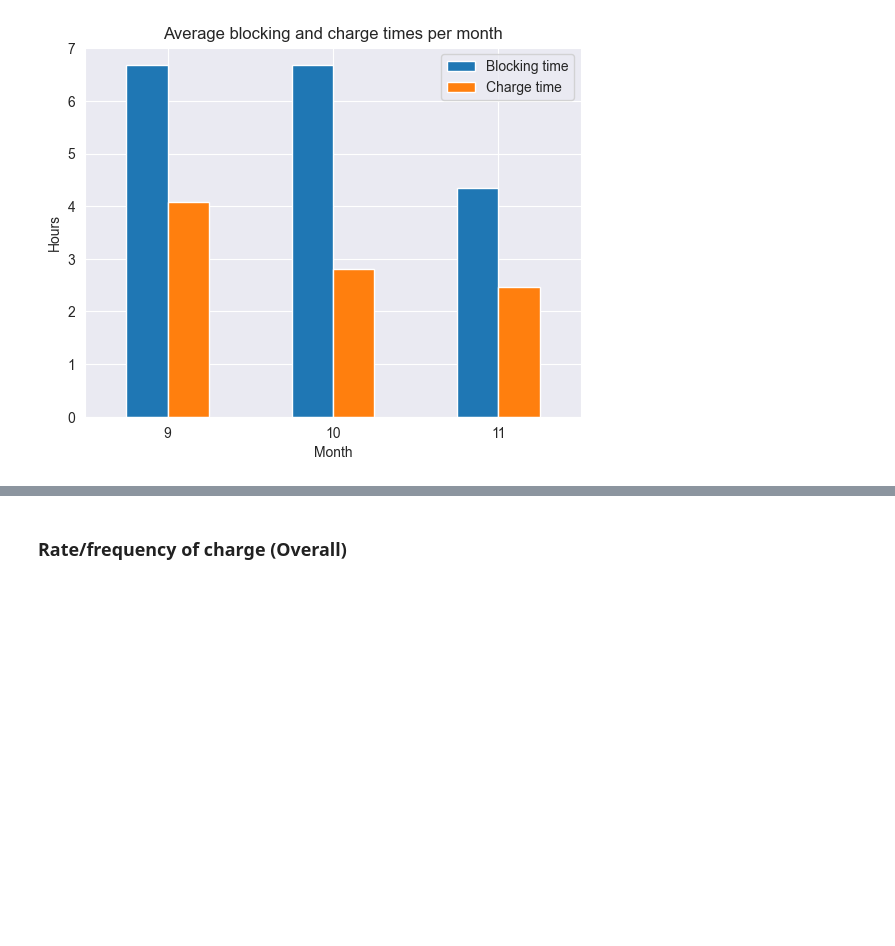
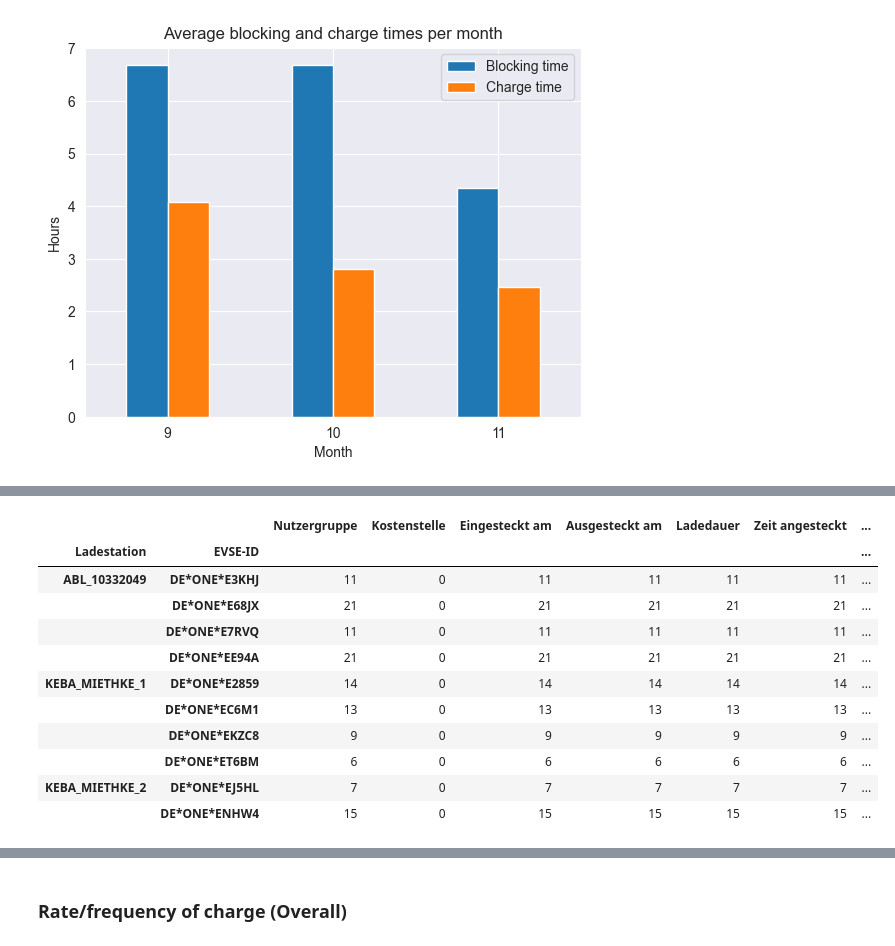
Before and after one commit to Omotayewo/EV-charging-analysis, a Jupyter notebook: Notebooks/Analysis of Electric Vehicle Charging Transactions (Employees).ipynb, the cells around one changed output, grey strips where cells are left out. Cells and saved outputs as stored; diff of their text form; code cells hidden in the pictures; blank space fills up the shorter version.

```diff
--- a/Notebooks/Analysis of Electric Vehicle Charging Transactions (Employees).ipynb
+++ b/Notebooks/Analysis of Electric Vehicle Charging Transactions (Employees).ipynb
@@ -338,0 +406,15 @@ plt.show()
+# %%
+employee_data.groupby('Ladestation')['EVSE-ID'].unique()
+# %% [output]
+|  |  | Nutzergruppe | Kostenstelle | Eingesteckt am | Ausgesteckt am | Ladedauer | Zeit angesteckt | ... |
+| Ladestation | EVSE-ID |  |  |  |  |  |  | ... |
+| ABL_10332049 | DE*ONE*E3KHJ | 11 | 0 | 11 | 11 | 11 | 11 | ... |
+|  | DE*ONE*E68JX | 21 | 0 | 21 | 21 | 21 | 21 | ... |
+|  | DE*ONE*E7RVQ | 11 | 0 | 11 | 11 | 11 | 11 | ... |
+|  | DE*ONE*EE94A | 21 | 0 | 21 | 21 | 21 | 21 | ... |
+| KEBA_MIETHKE_1 | DE*ONE*E2859 | 14 | 0 | 14 | 14 | 14 | 14 | ... |
+|  | DE*ONE*EC6M1 | 13 | 0 | 13 | 13 | 13 | 13 | ... |
+|  | DE*ONE*EKZC8 | 9 | 0 | 9 | 9 | 9 | 9 | ... |
+|  | DE*ONE*ET6BM | 6 | 0 | 6 | 6 | 6 | 6 | ... |
+| KEBA_MIETHKE_2 | DE*ONE*EJ5HL | 7 | 0 | 7 | 7 | 7 | 7 | ... |
+|  | DE*ONE*ENHW4 | 15 | 0 | 15 | 15 | 15 | 15 | ... |
```
Also changed, not shown: parts of 41 cells of this notebook, 16 other files.
